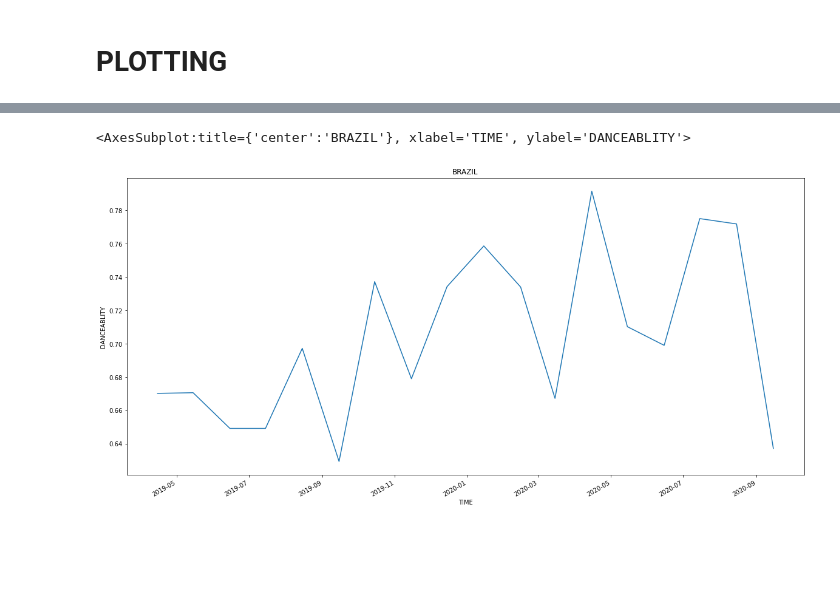
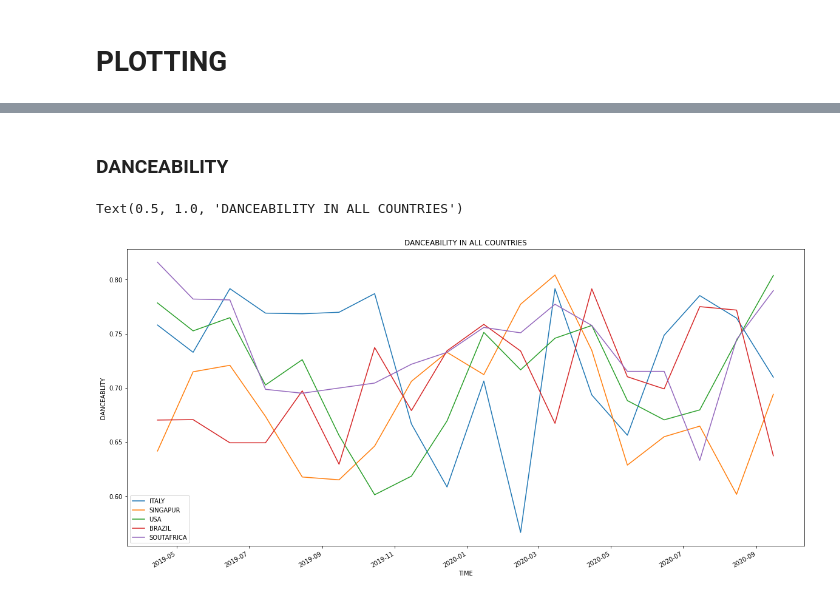
Before and after one commit to ksaslow/sad-song, a Jupyter notebook: spotify_api.ipynb, the cells around one changed output, grey strips where cells are left out. Cells and saved outputs as stored; diff of their text form; code cells hidden in the pictures; blank space fills up the shorter version.

```diff
--- a/spotify_api.ipynb
+++ b/spotify_api.ipynb
@@ -133,5 +153,6 @@ italy_dance=df[df['country']=='-it-'].groupby(['date'])['Streams','danceability'
 usa_dance=df[df['country']=='-us-'].groupby(['date'])['Streams','danceability','energy','valence','tempo'].mean()
 singapur_dance=df[df['country']=='-sg-'].groupby(['date'])['Streams','danceability','energy','valence','tempo'].mean()
 brazil_dance=df[df['country']=='-br-'].groupby(['date'])['Streams','danceability','energy','valence','tempo'].mean()
+safrica_dance=df[df['country']=='-za-'].groupby(['date'])['Streams','danceability','energy','valence','tempo'].mean()
 # %% [markdown]
 # PLOTTING
@@ -156,5 +159,13 @@ usa_dance['danceability'].plot(x=usa_dance.index, y=usa_dance['danceability'], k
-# %%
-brazil_dance['danceability'].plot(x=brazil_dance.index, y=brazil_dance['danceability'], kind='line', figsize=(20,10),xlabel='TIME',ylabel='DANCEABLITY',title='BRAZIL')
-# %% [output]
-<AxesSubplot:title={'center':'BRAZIL'}, xlabel='TIME', ylabel='DANCEABLITY'>
-[figure, removed]
+# %% [markdown]
+### DANCEABILITY
+# %%
+italy_dance['danceability'].plot(x=italy_dance.index, y=italy_dance['danceability'], kind='line', figsize=(20,10),xlabel='TIME',ylabel='DANCEABLITY',title='ITALY')
+singapur_dance['danceability'].plot(x=singapur_dance.index, y=singapur_dance['danceability'], kind='line', figsize=(20,10),xlabel='TIME',ylabel='DANCEABLITY',title='SINGAPUR')
+usa_dance['danceability'].plot(x=usa_dance.index, y=usa_dance['danceability'], kind='line', figsize=(20,10),xlabel='TIME',ylabel='DANCEABLITY',title='USA')
+brazil_dance['danceability'].plot(x=brazil_dance.index, y=brazil_dance['danceability'], kind='line', figsize=(20,10),xlabel='TIME',ylabel='DANCEABLITY',title='BRAZIL')
+safrica_dance['danceability'].plot(x=safrica_dance.index, y=safrica_dance['danceability'], kind='line', figsize=(20,10),xlabel='TIME',ylabel='DANCEABLITY',title='SOUTH AFRICA')
+plt.legend(['ITALY','SINGAPUR','USA','BRAZIL','SOUTAFRICA'])
+plt.title('DANCEABILITY IN ALL COUNTRIES')
+# %% [output]
+Text(0.5, 1.0, 'DANCEABILITY IN ALL COUNTRIES')
+[figure, added]
```
Also changed, not shown: parts of 12 cells of this notebook.
